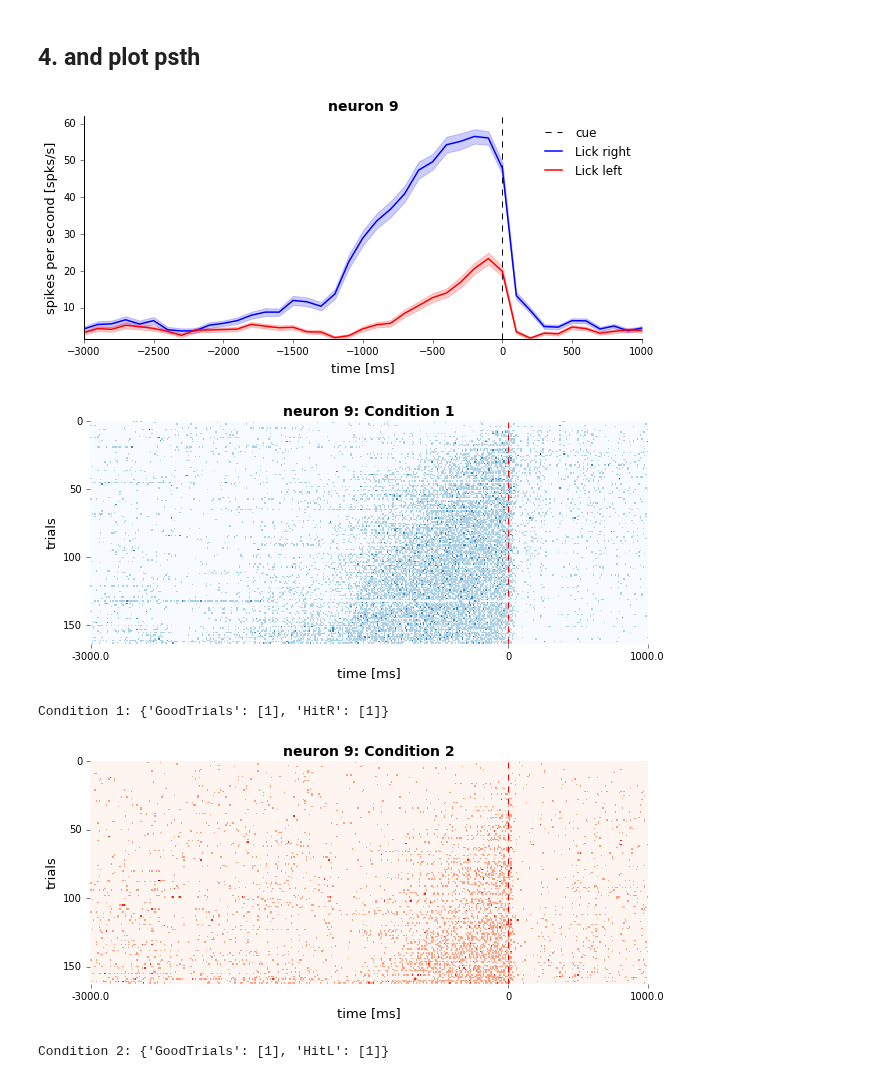
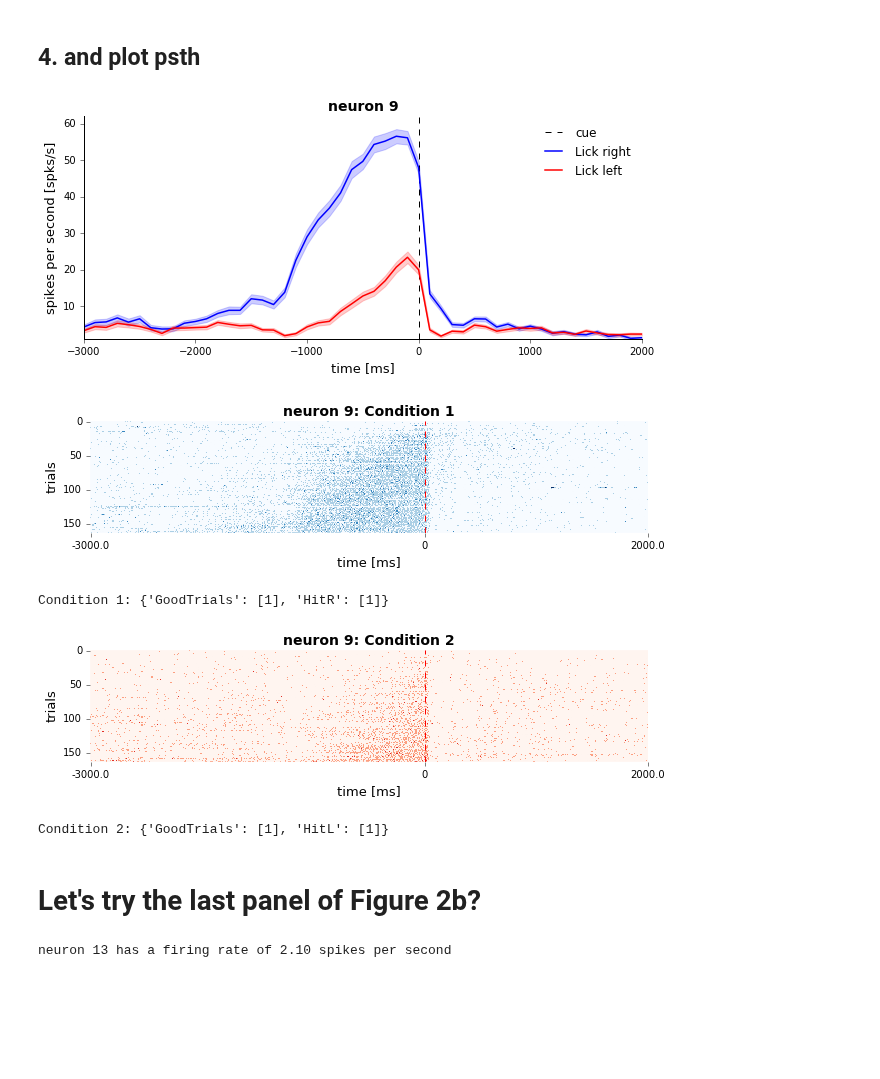
Before and after one commit to KordingLab/spykes, a Jupyter notebook: notebooks/crcns_dataset_example.ipynb, the cells around one changed output. Cells and saved outputs as stored; diff of their text form; code cells hidden in the pictures; blank space fills up the shorter version.

Commit message:
added reproduction of last panel of Fig 2b

```diff
--- a/notebooks/crcns_dataset_example.ipynb
+++ b/notebooks/crcns_dataset_example.ipynb
@@ -90,15 +90,55 @@ condition_names = ['Lick right','Lick left']
 # %% [markdown]
  ## 4. and plot psth
 # %%
-psth = neuron.get_psth(features['RealCueTimes'], features, conditions, window=[-3000,1000], binsize=100, plot=False);
+window = [-3000,2000]
+psth = neuron.get_psth(features['RealCueTimes'], features, conditions, window=window, binsize=100, plot=False);
 neuron.plot_psth(psth, condition_names=condition_names, colors=['b', 'r'], figsize=(10, 4), event_name='cue')
 # %% [output]
-[figure, old version]
+[figure, new version]
 # %%
-raster = neuron.get_raster(features['RealCueTimes'], features, conditions, window=[-3000,1000], binsize=10, plot=False);
-neuron.plot_raster(raster, figsize=(10, 4), cmap = [plt.get_cmap('Blues'), plt.get_cmap('Reds')], sort=True)
+raster = neuron.get_raster(features['RealCueTimes'], features, conditions, window=window, binsize=10, plot=False);
+neuron.plot_raster(raster, figsize=(10, 2), cmap = [plt.get_cmap('Blues'), plt.get_cmap('Reds')], sort=True)
 # %% [output]
-[figure, old version]
+[figure, new version]
 Condition 1: {'GoodTrials': [1], 'HitR': [1]}
-[figure, old version]
+[figure, new version]
 Condition 2: {'GoodTrials': [1], 'HitL': [1]}
+# %% [markdown]
+# Let's try the last panel of Figure 2b?
+# %%
+# 0. Load Data
+# neuron in the last panel of Fig.2b is neuron `13` of session `ANM218457_20131006`
+
+# These are the two only changes to the code, session datafile and neuron number:
+mat = scipy.io.loadmat(path_to_downloaded_data + 'data_structure_ANM219036/data_structure_ANM219036_20131120')
+neuron_n = 13
+
+# 1. Get Spike Times
+spike_times = mat['obj']['eventSeriesHash'][0][0]['value'][0][0][0][neuron_n-1][0][0][1]
+spike_times = [i[0] for i in spike_times]
+neuron_last = spy.Spyke(spike_times, neuron_n)
+print 'neuron %d has a firing rate of %0.2f spikes per second' % (neuron_n, neuron_last.firingrate)
+
+# 2. Get Features
+features = dict()
+
+# 2.1 get Lick Right (HitR) and Lick Reft (HitL)
+trialTypeMat = mat['obj']['trialTypeMat'][0][0]
+trialTypeStr = mat['obj']['trialTypeStr'][0][0]
+trialTypeStr = np.array([i[0][0] for i in trialTypeStr])
+for ind, feat in enumerate(trialTypeStr):
+    features[str(feat)] = trialTypeMat[ind]
+
+# 2.2 get Good Trials
+goodTrials = mat['obj']['trialPropertiesHash'][0][0][0][0][2][0][3]
+features['GoodTrials'] = np.array([i[0] for i in goodTrials])
+
+# 2.3 get Cue Times
+trialStart = mat['obj']['trialStartTimes'][0][0][0]
+cueTimes = mat['obj']['trialPropertiesHash'][0][0][0][0][2][0][2]
+cueTimes = np.array([i[0] for i in cueTimes])
+features['RealCueTimes'] = trialStart+cueTimes
+
+# 3. Conditions are already defined
+# %% [output]
+neuron 13 has a firing rate of 2.10 spikes per second
```
Also changed, not shown: parts of 1 cell of this notebook.
